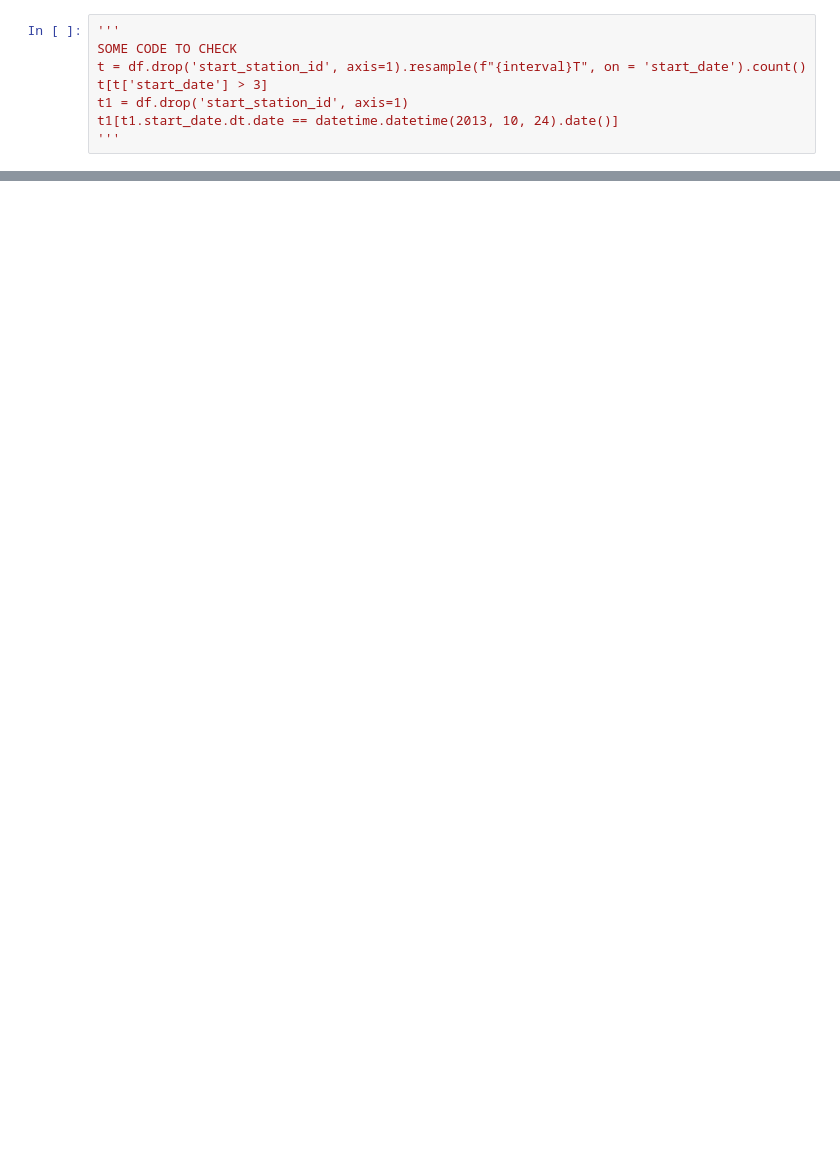
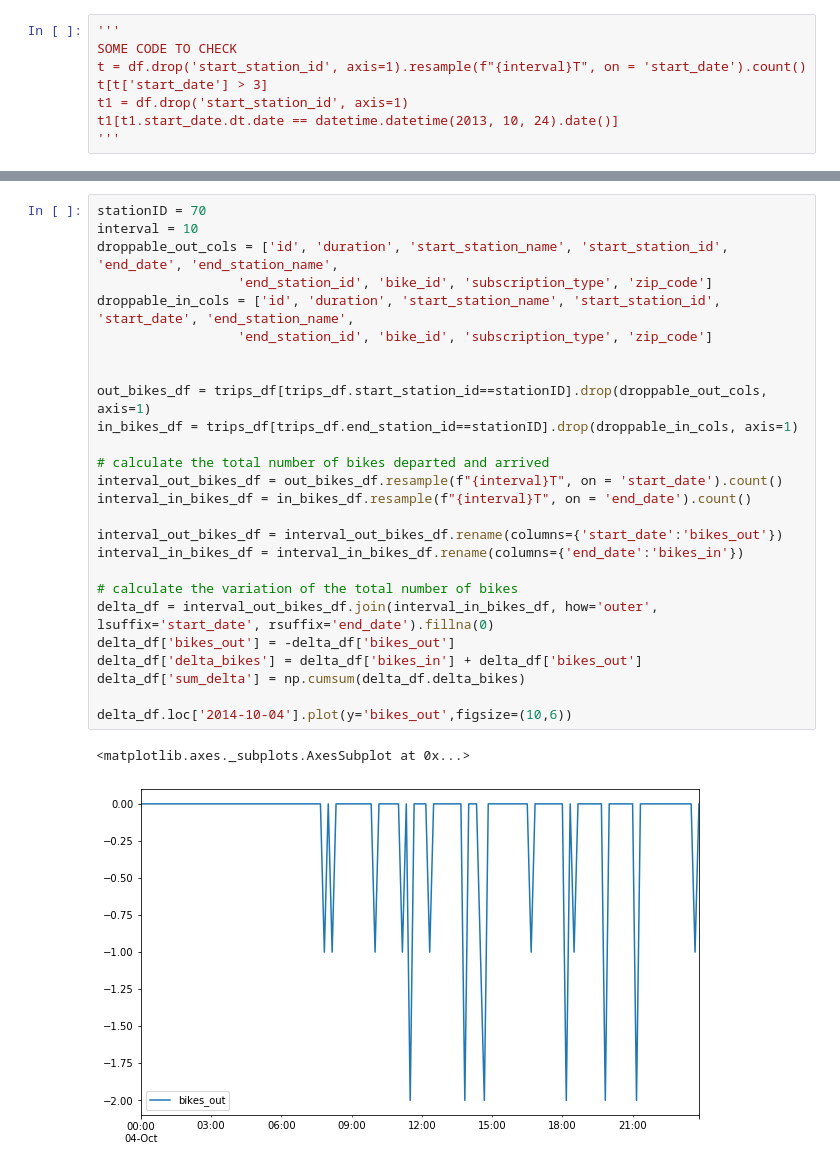
Before and after one commit to LorenzoOttino/Spatio-temporal-data-analysis, a Jupyter notebook: SFbay bike sharing/Preliminary analysis/Exploration_trip.ipynb, the cells around one changed output, grey strips where cells are left out. Saved outputs shown, nothing was run; the diff lists cells and outputs as text; blank space fills up the shorter version.

```diff
--- a/SFbay bike sharing/Preliminary analysis/Exploration_trip.ipynb
+++ b/SFbay bike sharing/Preliminary analysis/Exploration_trip.ipynb
@@ -391,0 +437,29 @@ t1[t1.start_date.dt.date == datetime.datetime(2013, 10, 24).date()]
+# %%
+stationID = 70
+interval = 10
+droppable_out_cols = ['id', 'duration', 'start_station_name', 'start_station_id', 'end_date', 'end_station_name',
+                  'end_station_id', 'bike_id', 'subscription_type', 'zip_code']
+droppable_in_cols = ['id', 'duration', 'start_station_name', 'start_station_id', 'start_date', 'end_station_name',
+                  'end_station_id', 'bike_id', 'subscription_type', 'zip_code']
+
+
+out_bikes_df = trips_df[trips_df.start_station_id==stationID].drop(droppable_out_cols, axis=1)
+in_bikes_df = trips_df[trips_df.end_station_id==stationID].drop(droppable_in_cols, axis=1)
+
+# calculate the total number of bikes departed and arrived
+interval_out_bikes_df = out_bikes_df.resample(f"{interval}T", on = 'start_date').count()
+interval_in_bikes_df = in_bikes_df.resample(f"{interval}T", on = 'end_date').count()
+
+interval_out_bikes_df = interval_out_bikes_df.rename(columns={'start_date':'bikes_out'})
+interval_in_bikes_df = interval_in_bikes_df.rename(columns={'end_date':'bikes_in'})
+
+# calculate the variation of the total number of bikes
+delta_df = interval_out_bikes_df.join(interval_in_bikes_df, how='outer', lsuffix='start_date', rsuffix='end_date').fillna(0)
+delta_df['bikes_out'] = -delta_df['bikes_out']
+delta_df['delta_bikes'] = delta_df['bikes_in'] + delta_df['bikes_out']
+delta_df['sum_delta'] = np.cumsum(delta_df.delta_bikes)
+
+delta_df.loc['2014-10-04'].plot(y='bikes_out',figsize=(10,6))
+# %% [output]
+<matplotlib.axes._subplots.AxesSubplot at 0x...>
+[figure, added]
```
Also changed, not shown: parts of 15 cells of this notebook, 5 other files.
